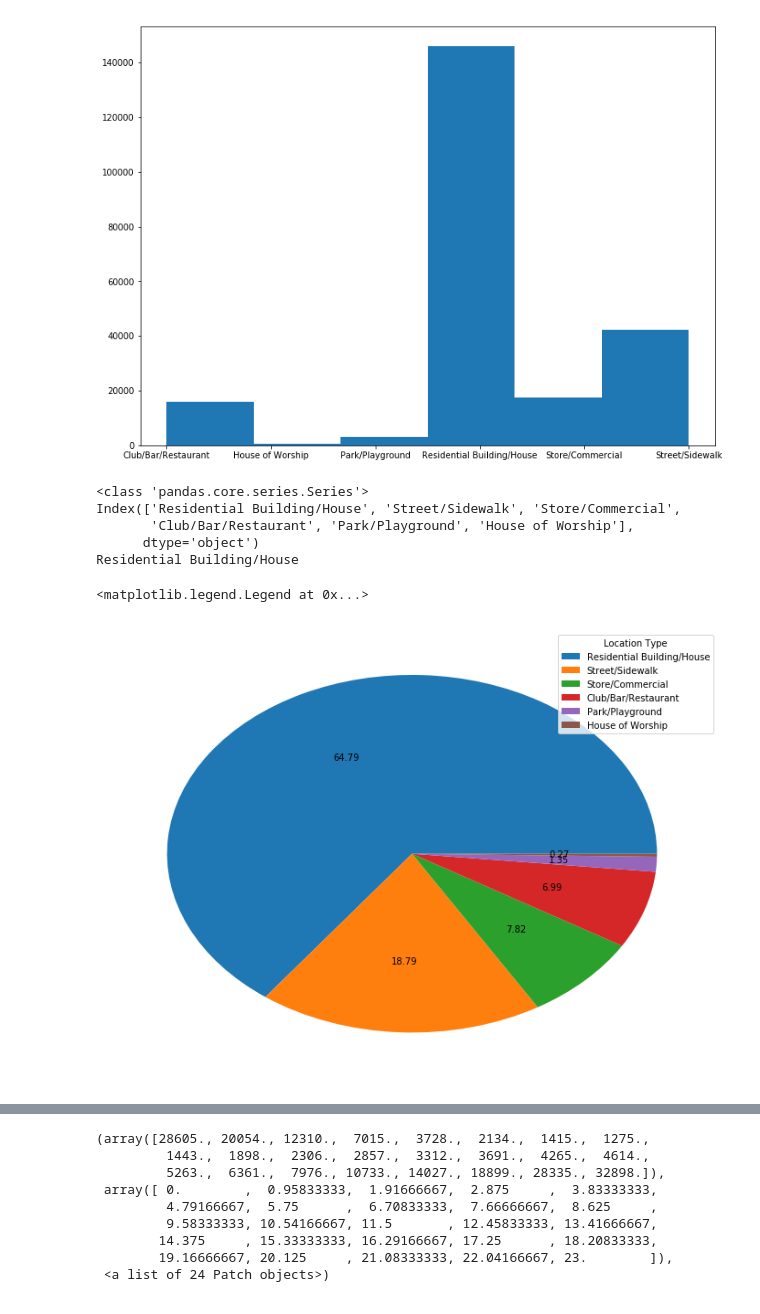
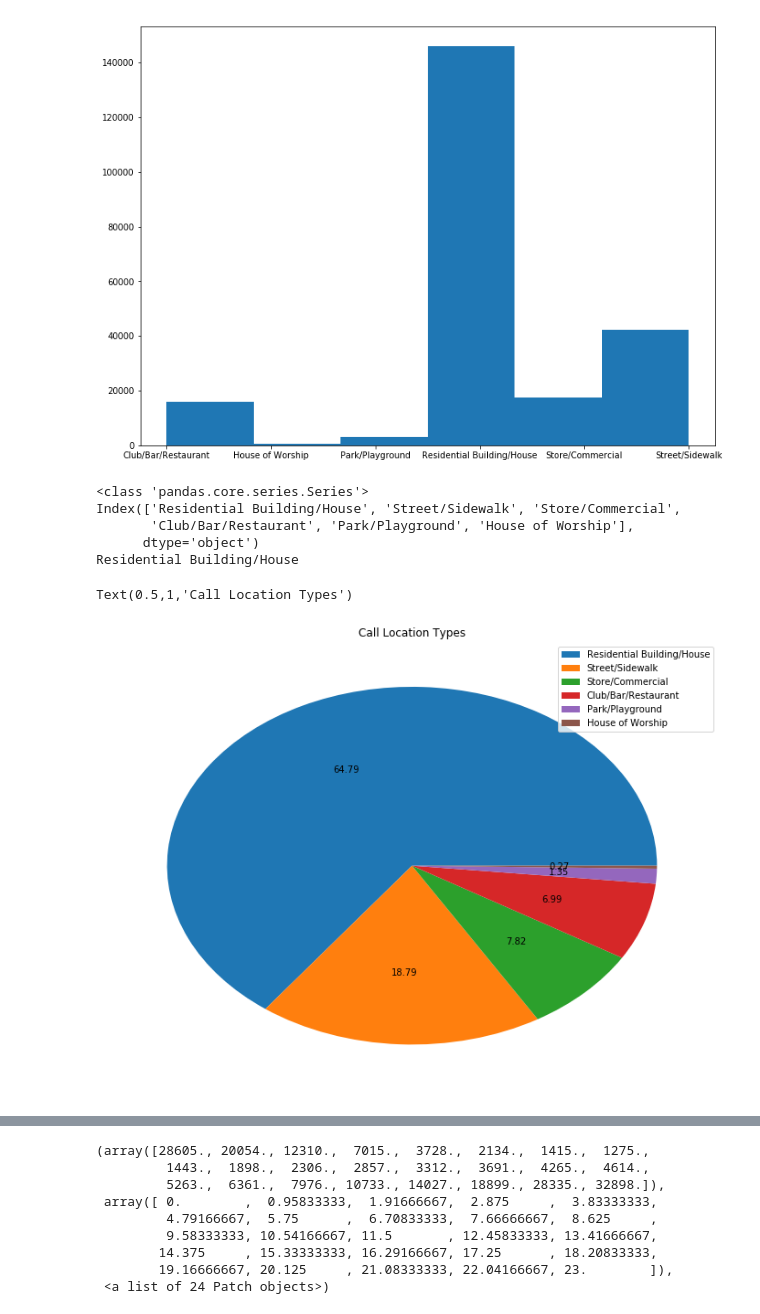
Before and after one commit to TrifectaIII/Data-Science-Final, a Jupyter notebook: DataScienceFinal.ipynb, the cells around one changed output, grey strips where cells are left out. Saved outputs shown, nothing was run; the diff lists cells and outputs as text; code cells hidden in the pictures.

```diff
--- a/DataScienceFinal.ipynb
+++ b/DataScienceFinal.ipynb
@@ -214,18 +214,21 @@ print(resdata.shape[0]/calldata.shape[0])
 0.6478745774441694
 [figure]
 # %%
+fig = plt.figure()
+ax1 = fig.add_subplot(1, 1, 1)
 counts = calldata['Location Type'].value_counts()
 print(type(counts))
 print(counts.keys())
 print(counts.keys()[0])
 
-plt.pie(counts, autopct='%.2f')
-plt.legend(title="Location Type", labels=counts.keys())
+ax1.pie(counts, autopct='%.2f')
+ax1.legend( labels=counts.keys())
+ax1.set_title('Call Location Types')
 # %% [output]
 <class 'pandas.core.series.Series'>
 Index(['Residential Building/House', 'Street/Sidewalk', 'Store/Commercial',
        'Club/Bar/Restaurant', 'Park/Playground', 'House of Worship'],
       dtype='object')
 Residential Building/House
-<matplotlib.legend.Legend at 0x...>
+Text(0.5,1,'Call Location Types')
-[figure, old version]
+[figure, new version]
```
Also changed, not shown: parts of 28 cells of this notebook.
